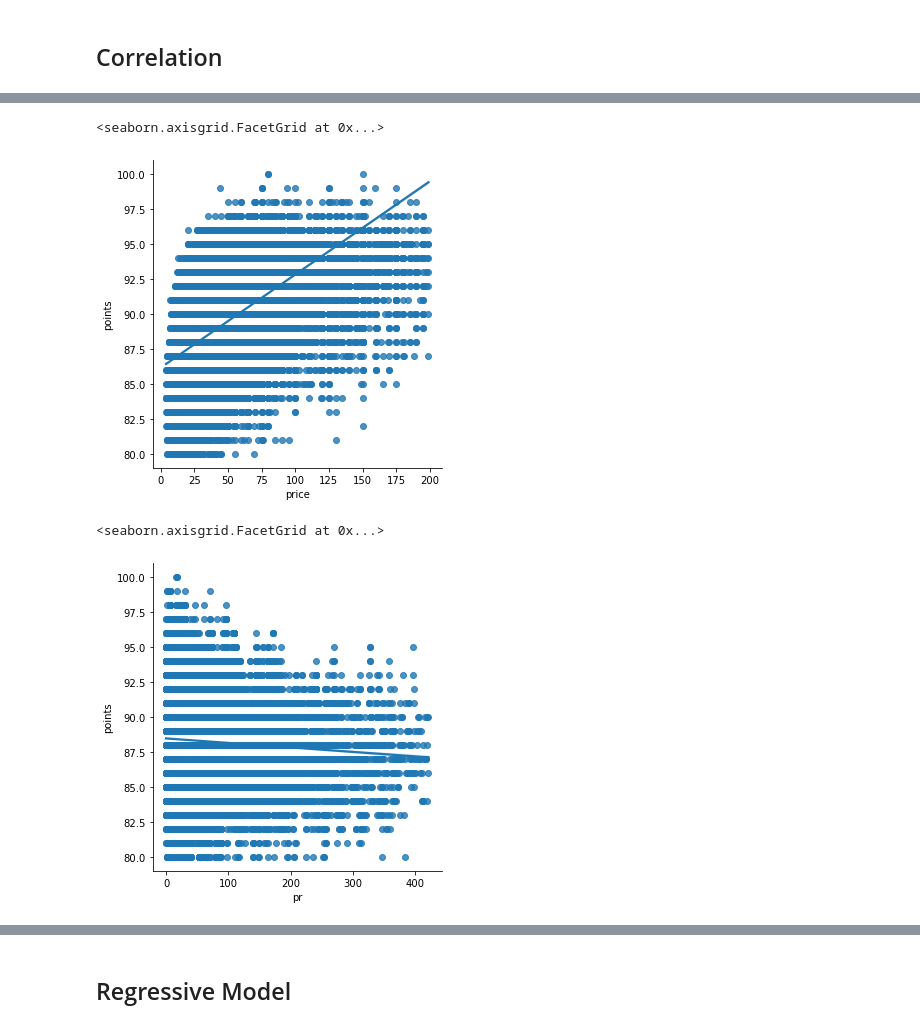
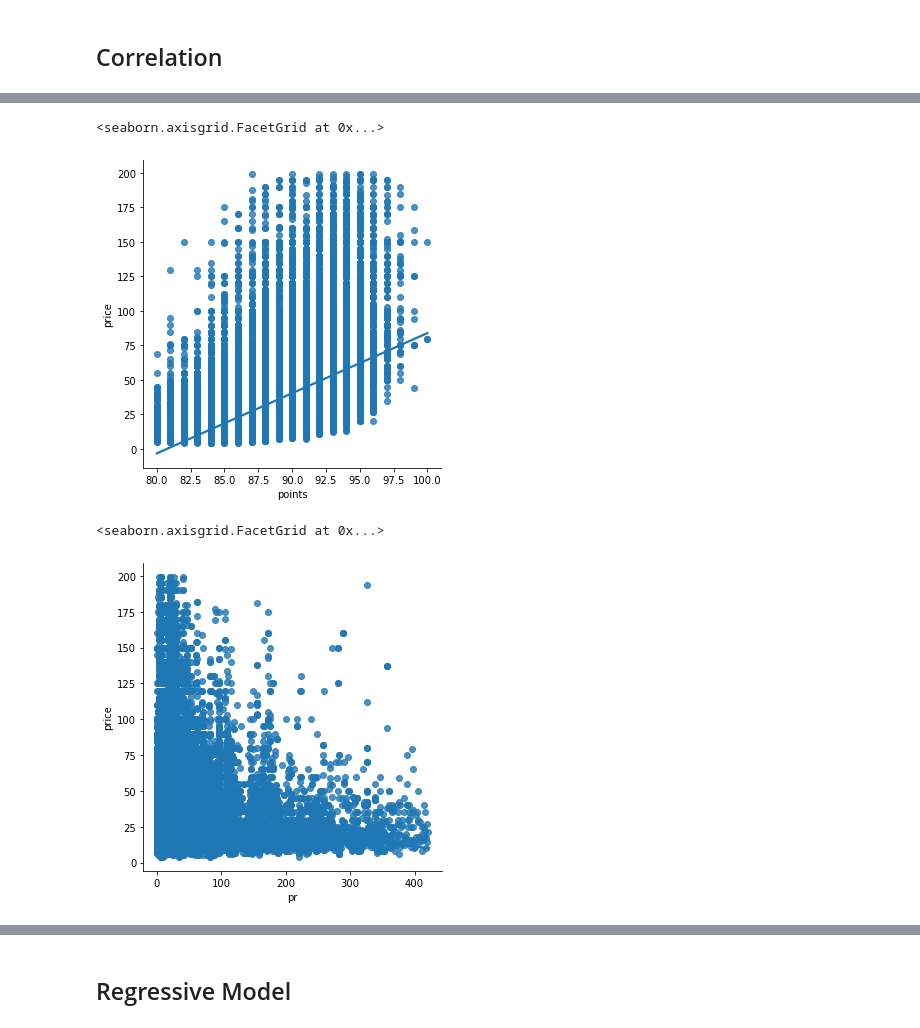
Before and after one commit to laurelhickey/Data_Analytics_Project, a Jupyter notebook: Wine Reviews Modelling.ipynb, the cells around one changed output, grey strips where cells are left out. Drawn from its saved outputs; the diff is of its cells as text; code cells hidden in the pictures.

```diff
--- a/Wine Reviews Modelling.ipynb
+++ b/Wine Reviews Modelling.ipynb
@@ -189,13 +189,13 @@ Notes:
 [2] Standard Errors assume that the covariance matrix of the errors is correctly specified.
 # %%
 import seaborn as sns
-sns.lmplot(y = 'points', x='price', data=df1)
+sns.lmplot(y = 'price', x='points', data=df1)
 # %% [output]
 <seaborn.axisgrid.FacetGrid at 0x...>
-[figure, old version]
+[figure, new version]
 # %%
-sns.lmplot(y = 'points', x='pr', data=df1)
+sns.lmplot(y = 'price', x='pr', data=df1)
 # %% [output]
 <seaborn.axisgrid.FacetGrid at 0x...>
-[figure, old version]
+[figure, new version]
 # %%
```
Also changed, not shown: parts of 22 cells of this notebook.
